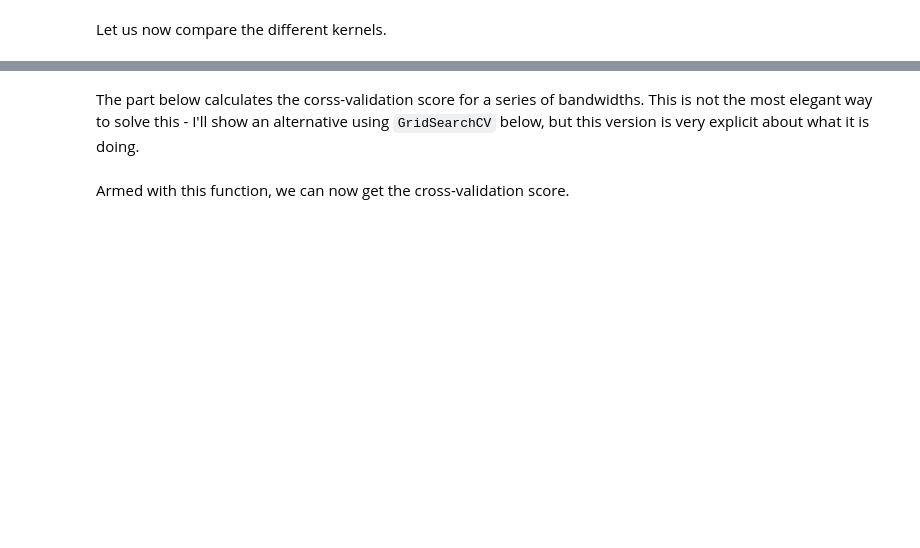
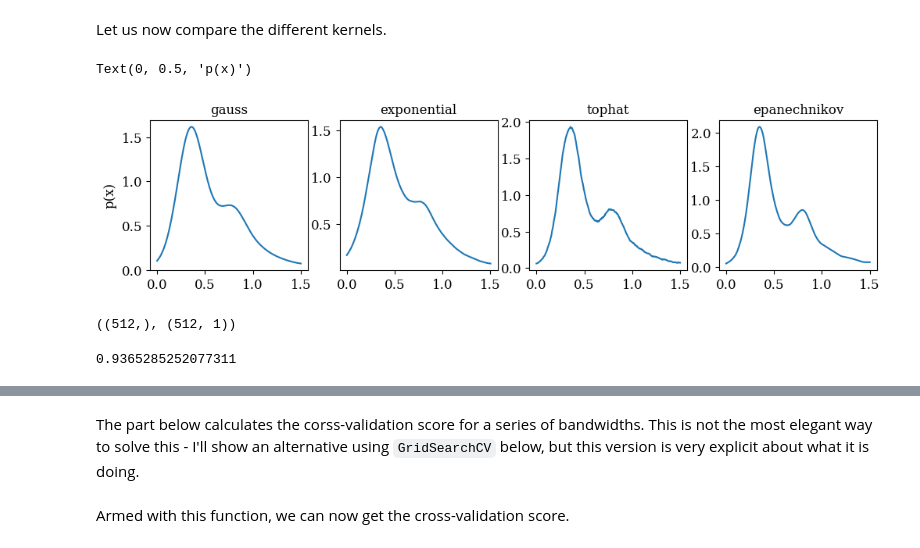
Before and after one commit to Yuri-C-Damasceno/MLD2025, a Jupyter notebook: Notebooks/MLD2025-04-Density estimation.ipynb, the cells around one changed output, grey strips where cells are left out. Drawn from its saved outputs; the diff is of its cells as text; code cells hidden in the pictures; blank space fills up the shorter version.

```diff
--- a/Notebooks/MLD2025-04-Density estimation.ipynb
+++ b/Notebooks/MLD2025-04-Density estimation.ipynb
@@ -255,11 +274,15 @@ Let us now compare the different kernels.
 # %%
 results = {'gauss': kde,
            'exponential': kde_exp,
            'tophat': kde_th,
            'epanechnikov': kde_ep}
 
 fig, axes = plt.subplots(nrows=1, ncols=4, figsize=(12, 2.5))
 for i, key in enumerate(results.keys()):
     log_density = results[key].score_samples(xout)
     axes[i].plot(xout, np.exp(log_density))
     axes[i].set_title(key)
+axes[0].set_ylabel('p(x)')
+# %% [output]
+Text(0, 0.5, 'p(x)')
+[figure, added]
@@ -265,0 +291,8 @@ for i, key in enumerate(results.keys()):
+# %%
+log_p_gauss.shape, xout.shape
+# %% [output]
+((512,), (512, 1))
+# %%
+np.trapz(np.exp(log_p_gauss), xout[:,0])
+# %% [output]
+0.9365285252077311
```
Also changed, not shown: parts of 23 cells of this notebook, 1 other file.
